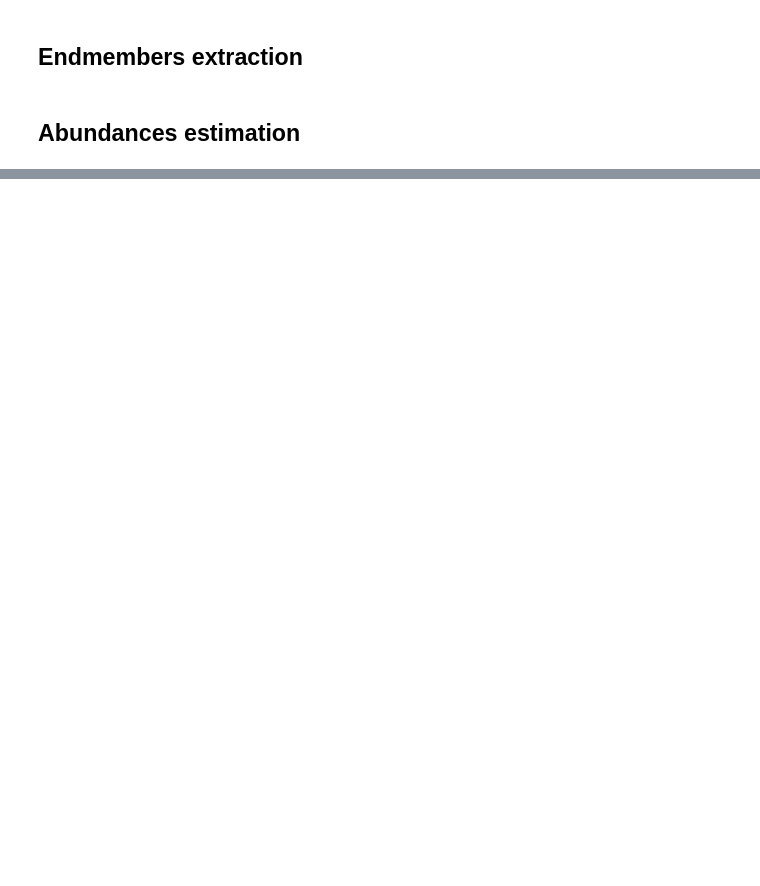
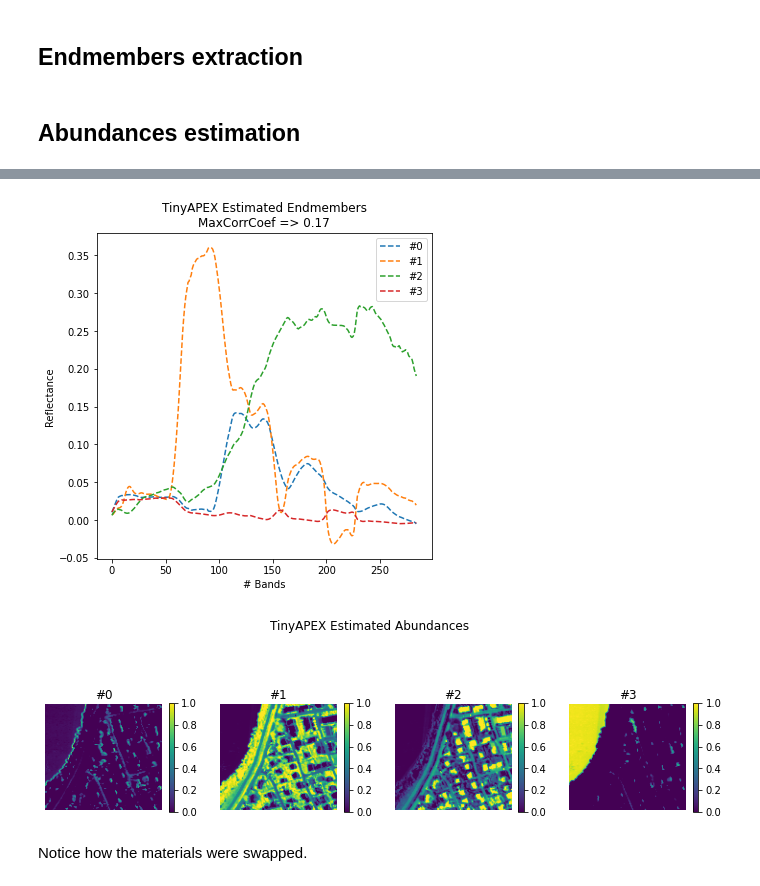
Before and after one commit to BehnoodRasti/Unmixing_Tutorial_IEEE_IADF, a Jupyter notebook: FCLSU_VCA_APEX.ipynb, the cells around one changed output, grey strips where cells are left out. Drawn from its saved outputs; the diff is of its cells as text; code cells hidden in the pictures; blank space fills up the shorter version.

```diff
--- a/FCLSU_VCA_APEX.ipynb
+++ b/FCLSU_VCA_APEX.ipynb
@@ -294,0 +772,18 @@ class FCLSU:
+# %%
+# Select a criterion to perform alignment
+criterion = MeanAbsoluteError()
+
+# Select an algorithm to perform alignment
+aligner = MunkresAligner(hsi=hsi, criterion=criterion)
+
+E1 = aligner.fit_transform(E0)
+A1 = aligner.transform_abundances(A0)
+
+# Plot alignment
+hsi.plot_endmembers(E0=E1, display=True)
+hsi.plot_abundances(A0=A1, display=True)
+# %% [output]
+[figure, added]
+[figure, added]
+# %% [markdown]
+Notice how the materials were swapped.
```
Also changed, not shown: parts of 16 cells of this notebook.
